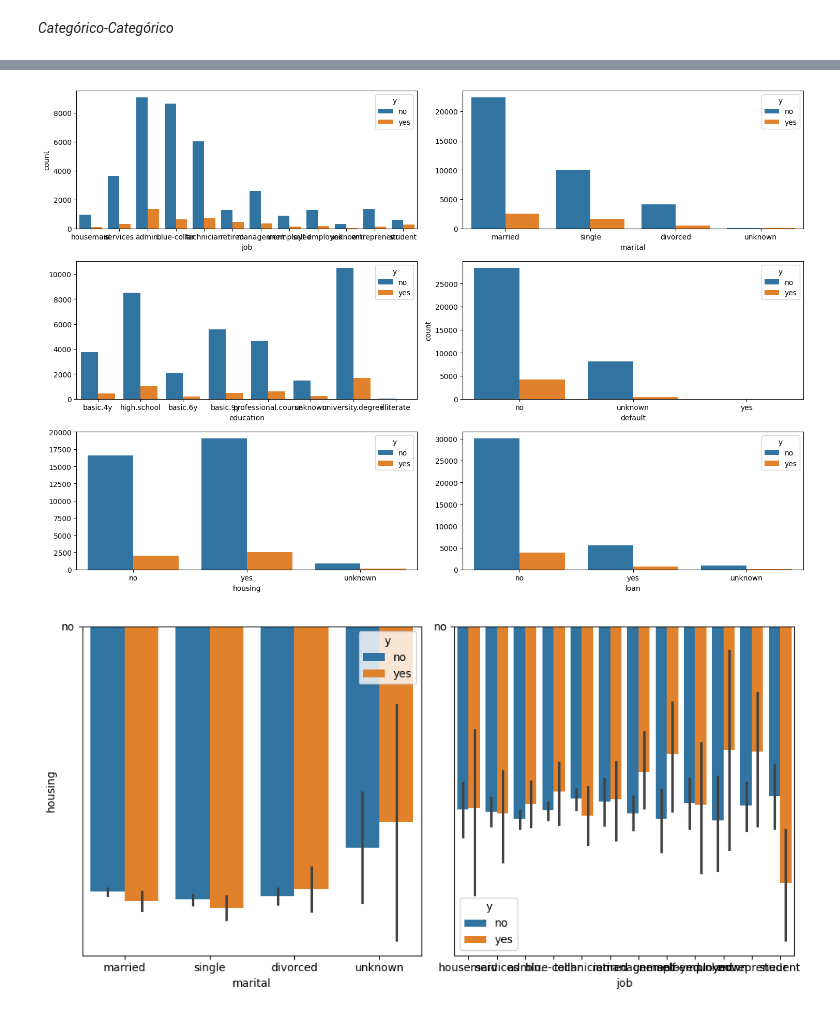
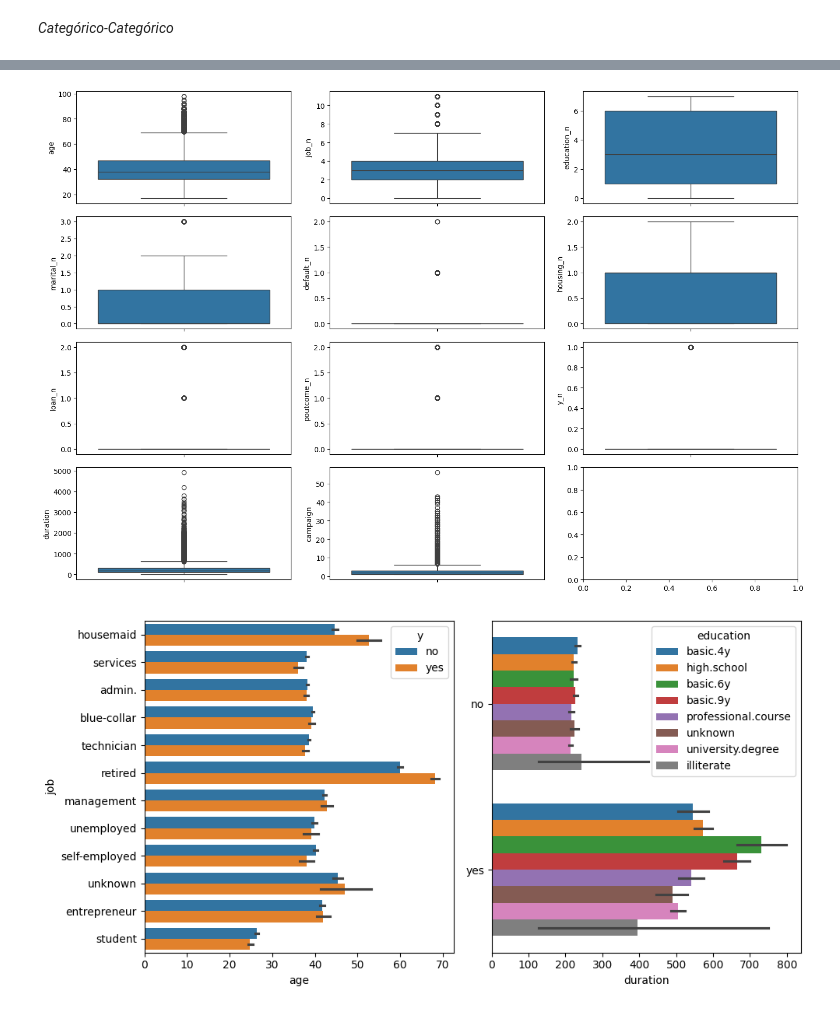
Before and after one commit to 4GeeksAcademy/JLL_Logistic_Regression_ML, a Jupyter notebook: src/explore.ipynb, the cells around one changed output, grey strips where cells are left out. Cells and saved outputs as stored; diff of their text form; code cells hidden in the pictures.

```diff
--- a/src/explore.ipynb
+++ b/src/explore.ipynb
@@ -11,3 +13,5 @@ data = pd.read_csv(url, sep=";")
+# %%
+data.drop(["emp.var.rate", "cons.price.idx", "cons.conf.idx", "euribor3m", "nr.employed"], axis=1, inplace=True)
 # %%
 data.info()
 # %% [output]
@@ -31,2 +34,0 @@ memory usage: 6.6+ MB
-# %%
-data.drop(["contact","month", "day_of_week", "duration","campaign", "pdays", "previous", "poutcome"], axis = 1, inplace = True)
@@ -152,0 +158,21 @@ memory usage: 4.1+ MB
+# %%
+data["y_n"] = pd.factorize(data["y"])[0]
+data["poutcome_n"] = pd.factorize(data["poutcome"])[0]
+data["day_of_week_n"] = pd.factorize(data["day_of_week"])[0]
+data["month_n"] = pd.factorize(data["month"])[0]
+data["contact_n"] = pd.factorize(data["contact"])[0]
+data["loan_n"] = pd.factorize(data["loan"])[0]
+data["housing_n"] = pd.factorize(data["housing"])[0]
+data["default_n"] = pd.factorize(data["default"])[0]
+data["education_n"] = pd.factorize(data["education"])[0]
+data["marital_n"] = pd.factorize(data["marital"])[0]
+data["job_n"] = pd.factorize(data["job"])[0]
+
+fig, axis = plt.subplots(figsize = (15, 10))
+
+sns.heatmap(data[["y_n", "poutcome_n", "day_of_week_n", "month_n", "contact_n", "loan_n",
+"housing_n", "default_n", "education_n", "marital_n", "job_n", "age", "duration", "campaign", "pdays", "previous"]].corr(), annot = True, fmt = ".2f")
+
+plt.tight_layout()
+
+plt.show()
@@ -153,24 +201,26 @@ memory usage: 4.1+ MB
 # %%
-fig, axis = plt.subplots(3, 2, figsize = (15, 10))
+fig, axis = plt.subplots(4, 3, figsize = (15, 10))
 
-sns.countplot(ax = axis[0, 0], data = data, x = "job", hue = "y")
-sns.countplot(ax = axis[0, 1], data = data, x = "marital", hue = "y").set(ylabel = None)
-sns.countplot(ax = axis[1, 0], data = data, x = "education", hue = "y").set(ylabel = None)
-sns.countplot(ax = axis[1, 1], data = data, x = "default", hue = "y")
-sns.countplot(ax = axis[2, 0], data = data, x = "housing", hue = "y").set(ylabel = None)
-sns.countplot(ax = axis[2, 1], data = data, x = "loan", hue = "y").set(ylabel = None)
-
+sns.boxplot(ax = axis[0, 0], data = data, y = "age")
+sns.boxplot(ax = axis[0, 1], data = data, y = "job_n")
+sns.boxplot(ax = axis[0, 2], data = data, y = "education_n")
+sns.boxplot(ax = axis[1, 0], data = data, y = "marital_n")
+sns.boxplot(ax = axis[1, 1], data = data, y = "default_n")
+sns.boxplot(ax = axis[1, 2], data = data, y = "housing_n")
+sns.boxplot(ax = axis[2, 0], data = data, y = "loan_n")
+sns.boxplot(ax = axis[2, 1], data = data, y = "poutcome_n")
+sns.boxplot(ax = axis[2, 2], data = data, y = "y_n")
+sns.boxplot(ax = axis[3, 0], data = data, y = "duration")
+sns.boxplot(ax = axis[3, 1], data = data, y = "campaign")
 plt.tight_layout()
 plt.show()
 # %% [output]
-[figure, old version]
+[figure, new version]
 # %%
 fig, axis = plt.subplots(figsize = (10, 5), ncols = 2)
-
-sns.barplot(ax = axis[0], data = data, x = "marital", y = "housing", hue = "y")
-sns.barplot(ax = axis[1], data = data, x = "job", y = "loan", hue = "y").set(ylabel = None)
-
+sns.barplot(ax = axis[0], data = data, x = "age", y = "job", hue = "y")
+sns.barplot(ax = axis[1], data = data, x = "duration", y = "y", hue = "education").set(ylabel = None)
 plt.tight_layout()
 plt.show()
 # %% [output]
-[figure, old version]
+[figure, new version]
```
Also changed, not shown: parts of 29 cells of this notebook, 2 other files.
